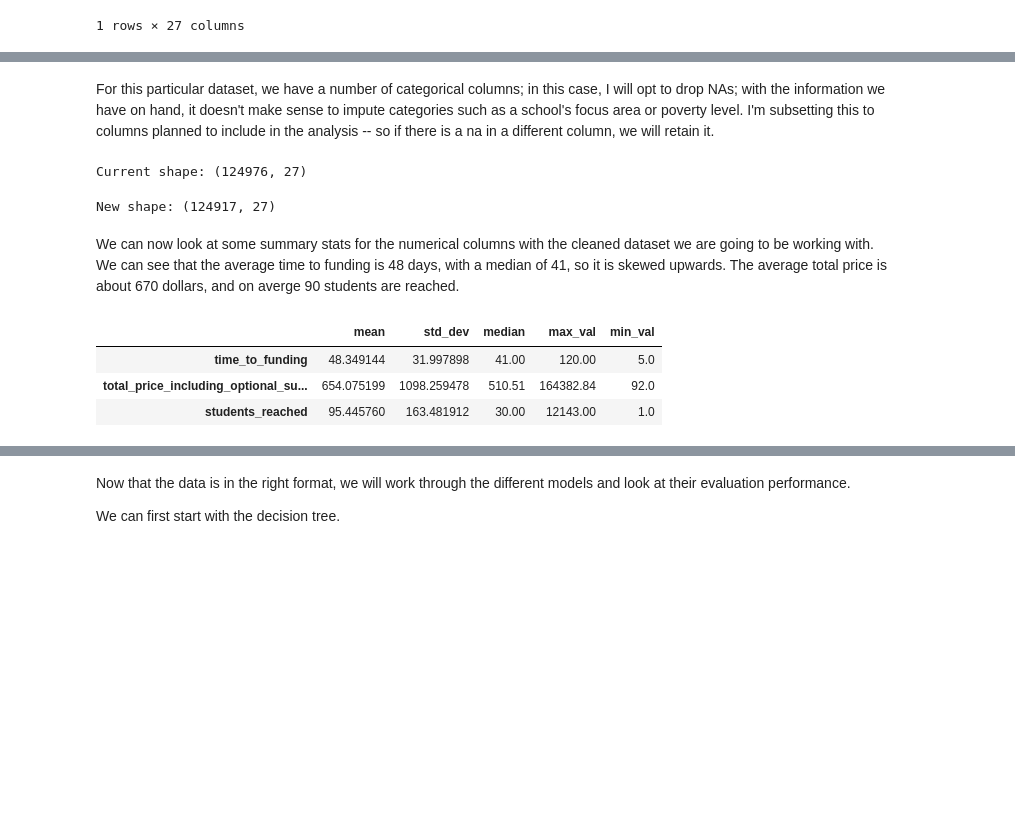
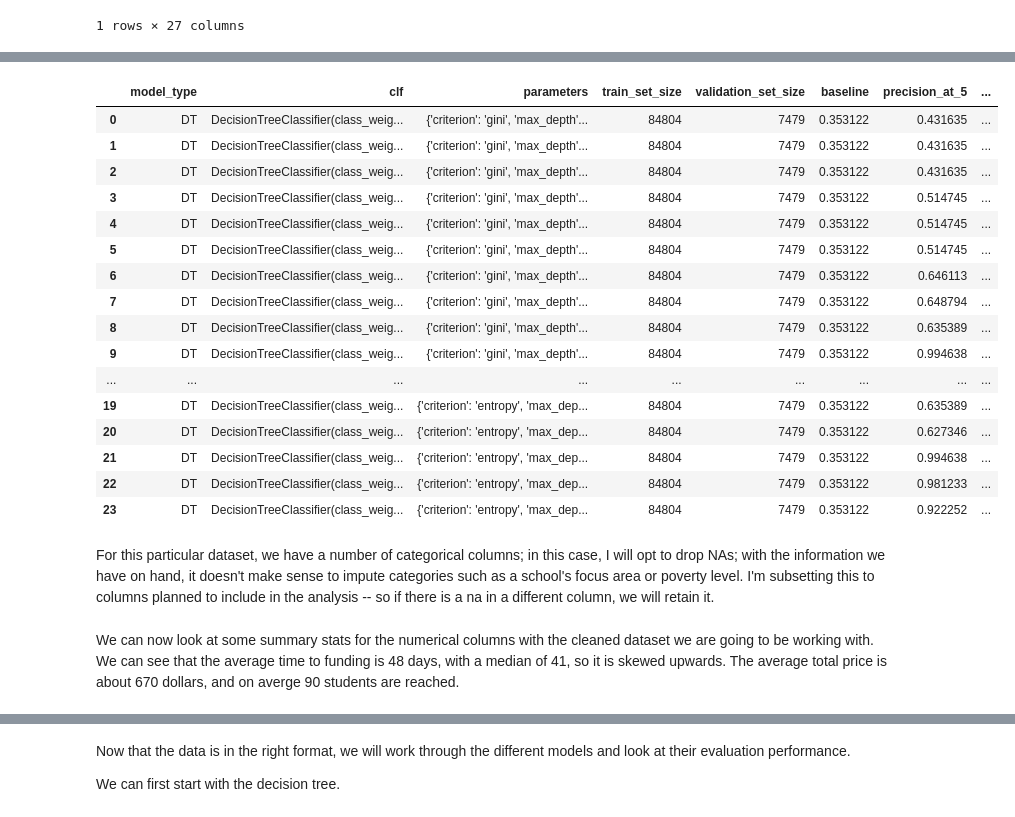
Before and after one commit to alliecollins/ML-Homework-5, a Jupyter notebook: Homework_5.ipynb, the cells around one changed output, grey strips where cells are left out. Drawn from its saved outputs; the diff is of its cells as text; code cells hidden in the pictures; blank space fills up the shorter version.

```diff
--- a/Homework_5.ipynb
+++ b/Homework_5.ipynb
@@ -62,0 +51,17 @@ df.head(1)
+# %%
+df = df.dropna(axis=0,subset=['time_to_funding','total_price_including_optional_support','students_reached'])
+#We will convert the time-to-funding column to be binary as required for some of the models
+df['time_tf'] = np.where(df['time_to_funding']>=60, 1, 0)
+
+#We will convert a few columns to use in our analysis
+#df = pipeline_revised.create_binary_col(df, 'eligible_double_your_impact_match', {'t':1,'f':0})
+#df = pipeline_revised.discretize_categorical(df, ['poverty_level','resource_type','primary_focus_subject','school_metro'])
+
+#Now we can look at columns to grab which we want as predictors
+#df.columns
+# %%
+x_train, x_test, y_train, y_test = pipeline_revised.temporal_split(
+    df,'date_posted','2013-05-31',180,60,'time_tf',predictors=[
+        'total_price_including_optional_support','students_reached'])
+# %%
+mydf = pipeline_revised.run_models(x_train, x_test, y_train, y_test,models_to_run='all')
@@ -63,20 +82,31 @@ df.head(1)
+# %%
+mydf
+# %% [output]
+|  | model_type | clf | parameters | train_set_size | validation_set_size | baseline | precision_at_5 | ... |
+| 0 | DT | DecisionTreeClassifier(class_weig... | {'criterion': 'gini', 'max_depth'... | 84804 | 7479 | 0.353122 | 0.431635 | ... |
+| 1 | DT | DecisionTreeClassifier(class_weig... | {'criterion': 'gini', 'max_depth'... | 84804 | 7479 | 0.353122 | 0.431635 | ... |
+| 2 | DT | DecisionTreeClassifier(class_weig... | {'criterion': 'gini', 'max_depth'... | 84804 | 7479 | 0.353122 | 0.431635 | ... |
+| 3 | DT | DecisionTreeClassifier(class_weig... | {'criterion': 'gini', 'max_depth'... | 84804 | 7479 | 0.353122 | 0.514745 | ... |
+| 4 | DT | DecisionTreeClassifier(class_weig... | {'criterion': 'gini', 'max_depth'... | 84804 | 7479 | 0.353122 | 0.514745 | ... |
+| 5 | DT | DecisionTreeClassifier(class_weig... | {'criterion': 'gini', 'max_depth'... | 84804 | 7479 | 0.353122 | 0.514745 | ... |
+| 6 | DT | DecisionTreeClassifier(class_weig... | {'criterion': 'gini', 'max_depth'... | 84804 | 7479 | 0.353122 | 0.646113 | ... |
+| 7 | DT | DecisionTreeClassifier(class_weig... | {'criterion': 'gini', 'max_depth'... | 84804 | 7479 | 0.353122 | 0.648794 | ... |
+| 8 | DT | DecisionTreeClassifier(class_weig... | {'criterion': 'gini', 'max_depth'... | 84804 | 7479 | 0.353122 | 0.635389 | ... |
+| 9 | DT | DecisionTreeClassifier(class_weig... | {'criterion': 'gini', 'max_depth'... | 84804 | 7479 | 0.353122 | 0.994638 | ... |
+| ... | ... | ... | ... | ... | ... | ... | ... | ... |
+| 19 | DT | DecisionTreeClassifier(class_weig... | {'criterion': 'entropy', 'max_dep... | 84804 | 7479 | 0.353122 | 0.635389 | ... |
+| 20 | DT | DecisionTreeClassifier(class_weig... | {'criterion': 'entropy', 'max_dep... | 84804 | 7479 | 0.353122 | 0.627346 | ... |
+| 21 | DT | DecisionTreeClassifier(class_weig... | {'criterion': 'entropy', 'max_dep... | 84804 | 7479 | 0.353122 | 0.994638 | ... |
+| 22 | DT | DecisionTreeClassifier(class_weig... | {'criterion': 'entropy', 'max_dep... | 84804 | 7479 | 0.353122 | 0.981233 | ... |
+| 23 | DT | DecisionTreeClassifier(class_weig... | {'criterion': 'entropy', 'max_dep... | 84804 | 7479 | 0.353122 | 0.922252 | ... |
 # %% [markdown]
 For this particular dataset, we have a number of categorical columns; in this case, I will opt to drop NAs; with the information we have on hand, it doesn't make sense to impute categories such as a school's focus area or poverty level. I'm subsetting this to columns planned to include in the analysis -- so if there is a na in a different column, we will retain it.
 # %%
 print('Current shape:', df.shape)
-# %% [output]
-Current shape: (124976, 27)
 # %%
 df = df.dropna(axis=0,subset=['time_to_funding','total_price_including_optional_support','students_reached'])
 print('New shape:', df.shape)
-# %% [output]
-New shape: (124917, 27)
 # %% [markdown]
 We can now look at some summary stats for the numerical columns with the cleaned dataset we are going to be working with. We can see that the average time to funding is 48 days, with a median of 41, so it is skewed upwards. The average total price is about 670 dollars, and on averge 90 students are reached.
 # %%
 pipeline_revised.calc_summary_stats(df,cols_to_include=['time_to_funding','total_price_including_optional_support','students_reached'])
-# %% [output]
-|  | mean | std_dev | median | max_val | min_val |
-| time_to_funding | 48.349144 | 31.997898 | 41.00 | 120.00 | 5.0 |
-| total_price_including_optional_su... | 654.075199 | 1098.259478 | 510.51 | 164382.84 | 92.0 |
-| students_reached | 95.445760 | 163.481912 | 30.00 | 12143.00 | 1.0 |
```
Also changed, not shown: parts of 16 cells of this notebook, 26 other files.
